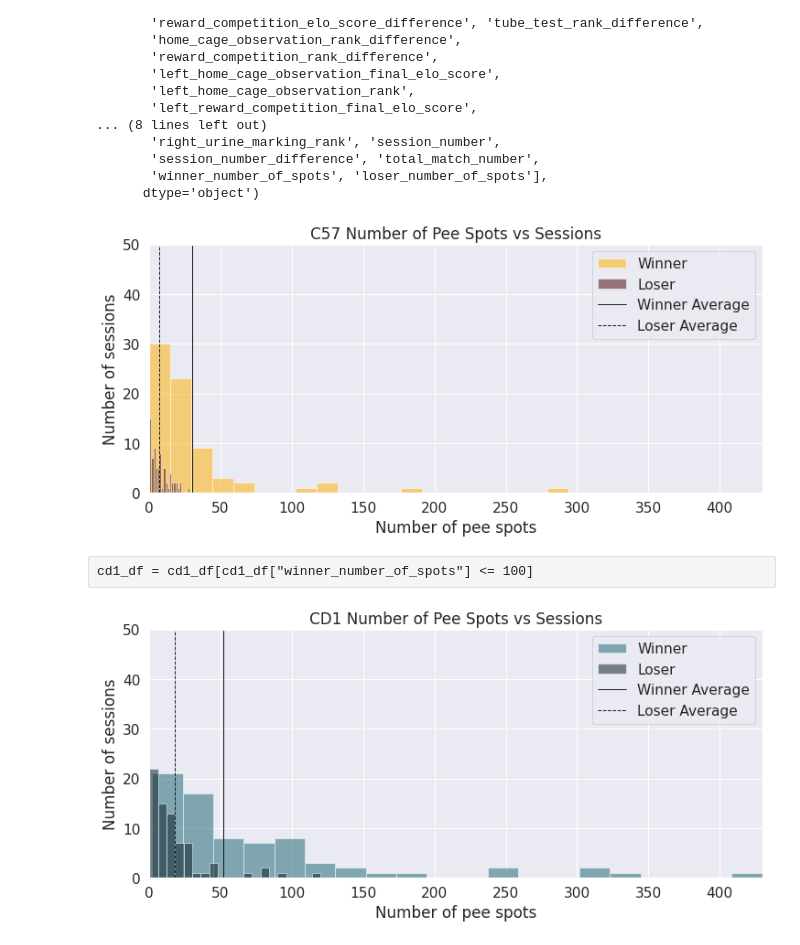
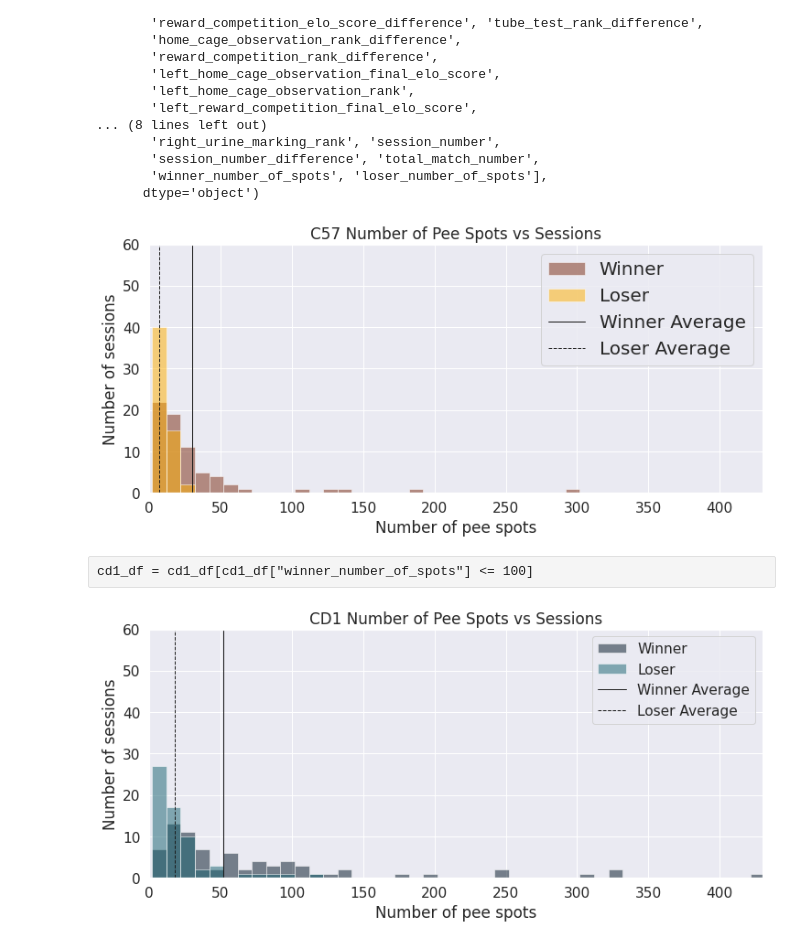
Before and after one commit to padillacoreanolab/behavioral_dataframe_processing, a Jupyter notebook: results/2022_09_29_pilot_1_2_3_analaysis/all_protocols_consolidation.ipynb, the cells around one changed output. Cells and saved outputs as stored; diff of their text form; code cells hidden in the pictures.

Commit message:
nb: update bin size for pee distribution

```diff
--- a/results/2022_09_29_pilot_1_2_3_analaysis/all_protocols_consolidation.ipynb
+++ b/results/2022_09_29_pilot_1_2_3_analaysis/all_protocols_consolidation.ipynb
@@ -2075,38 +2075,48 @@ c57_df = urine_and_elo_score_df[urine_and_elo_score_df["strain"] == "C57"]
 # %%
 x_max = urine_and_elo_score_df["winner_number_of_spots"].max()
 # %%
-y_max = 50
+y_max = 60
 # %%
 bins = 20
+# %%
+bin_width = 10
+# %%
+bins=range(int(urine_and_elo_score_df["winner_number_of_spots"].min()), int(urine_and_elo_score_df["winner_number_of_spots"].max()) + bin_width, bin_width)
+# %%
+import matplotlib as mpl
+mpl.rc('font',family='Arial')
 # %%
-plt.hist(c57_df["winner_number_of_spots"], bins, alpha=0.5, label='Winner', color="#ffaf00")
-plt.hist(c57_df["loser_number_of_spots"], bins, alpha=0.5, label='Loser', color="#400000")
+plt.hist(c57_df["winner_number_of_spots"], bins, alpha=0.5, label='Winner', color="#792910")
+plt.hist(c57_df["loser_number_of_spots"], bins, alpha=0.5, label='Loser', color="#FFAF00")
+
 
 plt.axvline(c57_df["winner_number_of_spots"].abs().mean(), color='k', linestyle='-', linewidth=1, label="Winner Average")
 plt.axvline(c57_df["loser_number_of_spots"].abs().mean(), color='k', linestyle='--', linewidth=1, label="Loser Average")
 
-plt.title("C57 Number of Pee Spots vs Sessions")
+plt.title("C57 Number of Pee Spots vs Sessions", family="Arial")
 plt.xlabel("Number of pee spots")
 plt.ylabel("Number of sessions")
-plt.legend(loc='upper right')
+plt.legend(loc='upper right', prop={ 'size':20})
 plt.xlim((0, x_max))
 plt.ylim((0,y_max))
 plt.savefig("./proc/urine_marking_plots/c57_pee_spots.svg")
 plt.show()
 # %% [output]
-[figure, old version]
+[figure, new version]
 # %%
 cd1_df = urine_and_elo_score_df[urine_and_elo_score_df["strain"] == "CD1"]
 # %% [raw]
 cd1_df = cd1_df[cd1_df["winner_number_of_spots"] <= 100]
 # %%
-plt.hist(cd1_df["winner_number_of_spots"], bins, alpha=0.5, label='Winner', color="#15616f")
-plt.hist(cd1_df["loser_number_of_spots"], bins, alpha=0.5, label='Loser', color="#001620")
+bins=range(int(cd1_df["winner_number_of_spots"].min()), int(cd1_df["winner_number_of_spots"].max()) + bin_width, bin_width)
+
+plt.hist(cd1_df["winner_number_of_spots"], bins, alpha=0.5, label='Winner', color="#001424")
+plt.hist(cd1_df["loser_number_of_spots"], bins, alpha=0.5, label='Loser', color="#15616f")
 
 plt.axvline(cd1_df["adjusted_winner_number_of_spots"].abs().mean(), color='k', linestyle='-', linewidth=1, label="Winner Average")
 plt.axvline(cd1_df["adjusted_loser_number_of_spots"].abs().mean(), color='k', linestyle='--', linewidth=1, label="Loser Average")
 
-plt.title("CD1 Number of Pee Spots vs Sessions")
+plt.title("CD1 Number of Pee Spots vs Sessions", family="Arial")
 plt.xlabel("Number of pee spots")
 plt.ylabel("Number of sessions")
 plt.legend(loc='upper right')
@@ -2115,5 +2125,5 @@ plt.ylim((0,y_max))
 plt.savefig("./proc/urine_marking_plots/cd1_pee_spots.svg")
 plt.show()
 # %% [output]
-[figure, old version]
+[figure, new version]
 # %%
```
Also changed, not shown: parts of 2 cells of this notebook.
